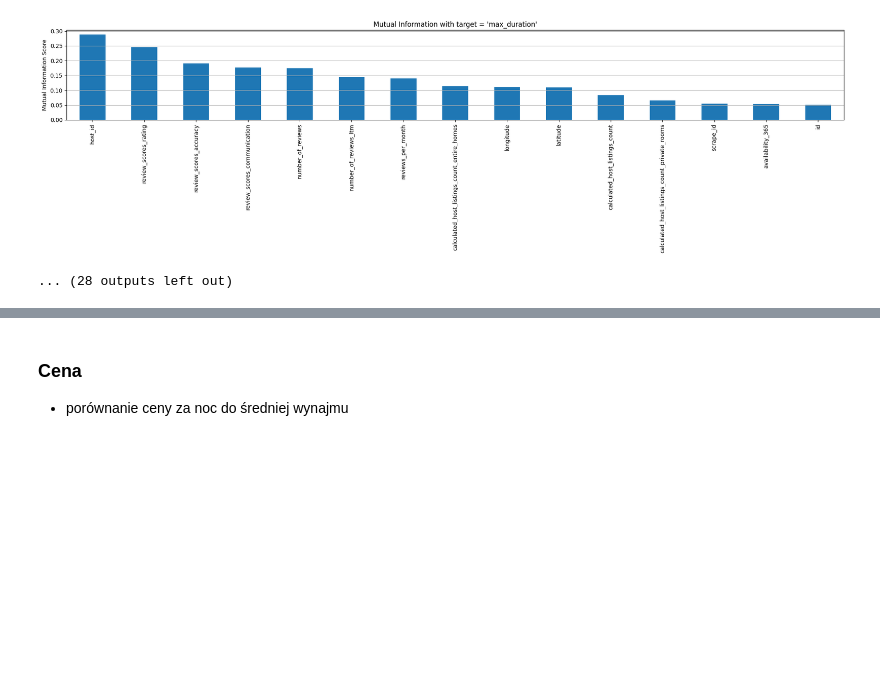
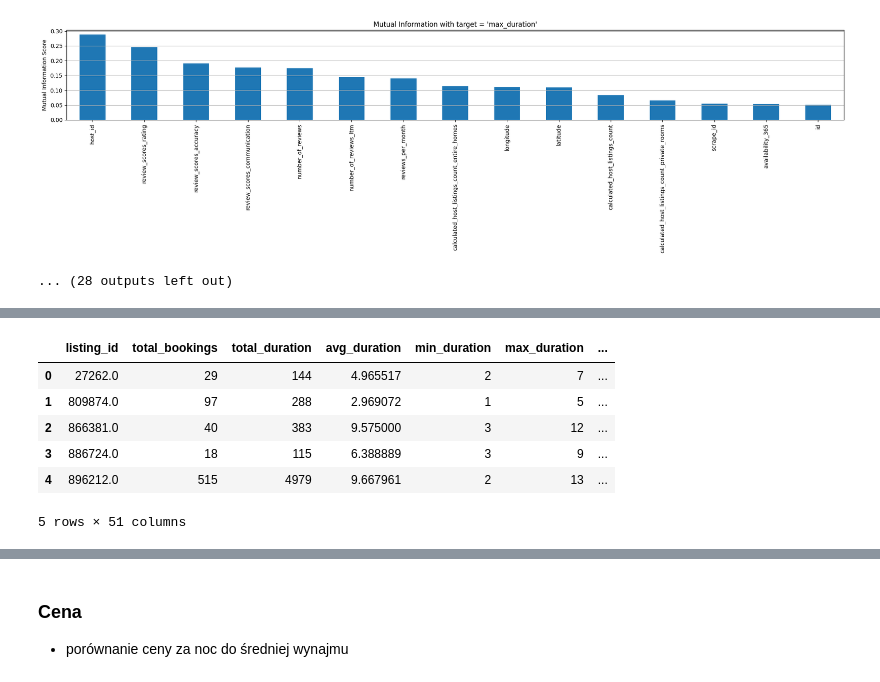
Before and after one commit to psiku/IUM-long-stay-insights, a Jupyter notebook: notebooks/data_v2_eda.ipynb, the cells around one changed output, grey strips where cells are left out. Drawn from its saved outputs; the diff is of its cells as text; code cells hidden in the pictures; blank space fills up the shorter version.

```diff
--- a/notebooks/data_v2_eda.ipynb
+++ b/notebooks/data_v2_eda.ipynb
@@ -424,0 +453,20 @@ Mutual Information for target: max_duration
+# %%
+statistical_columns = listings_statistics.columns
+
+merged_df = pd.merge(
+    listings_statistics,
+    booked_listings[numerical_columns],
+    left_on='listing_id',
+    right_on='id',
+    how='right'
+)
+
+merged_df.head(5)
+# %% [output]
+|  | listing_id | total_bookings | total_duration | avg_duration | min_duration | max_duration | ... |
+| 0 | 27262.0 | 29 | 144 | 4.965517 | 2 | 7 | ... |
+| 1 | 809874.0 | 97 | 288 | 2.969072 | 1 | 5 | ... |
+| 2 | 866381.0 | 40 | 383 | 9.575000 | 3 | 12 | ... |
+| 3 | 886724.0 | 18 | 115 | 6.388889 | 3 | 9 | ... |
+| 4 | 896212.0 | 515 | 4979 | 9.667961 | 2 | 13 | ... |
+5 rows × 51 columns
```
Also changed, not shown: parts of 2 cells of this notebook.
